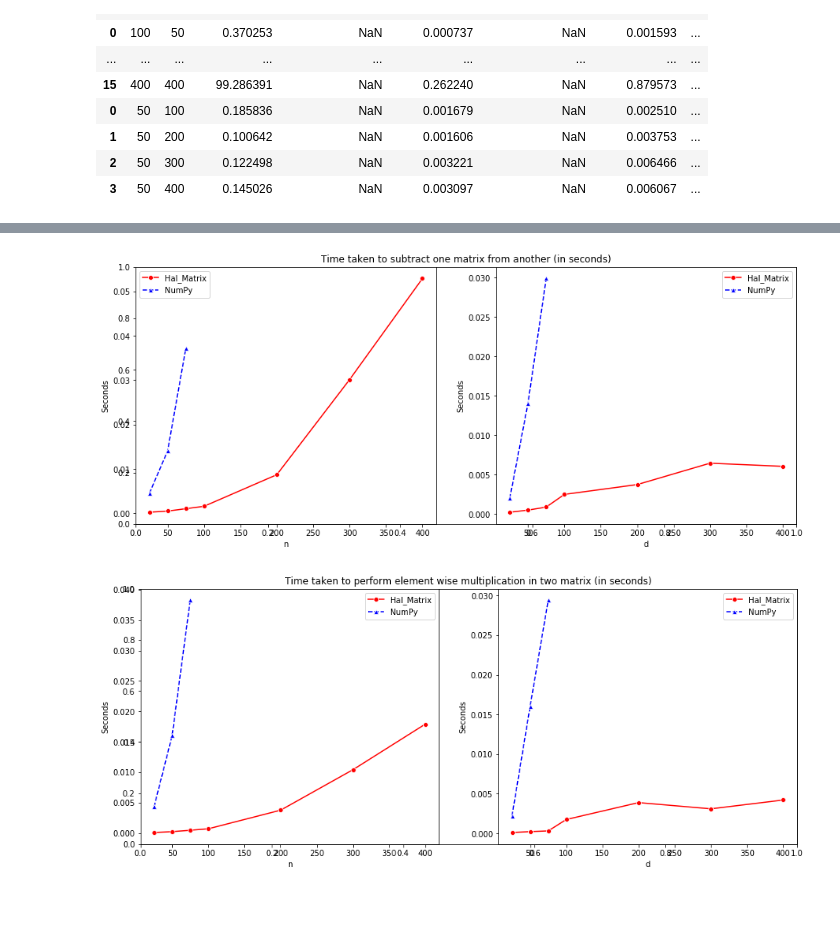
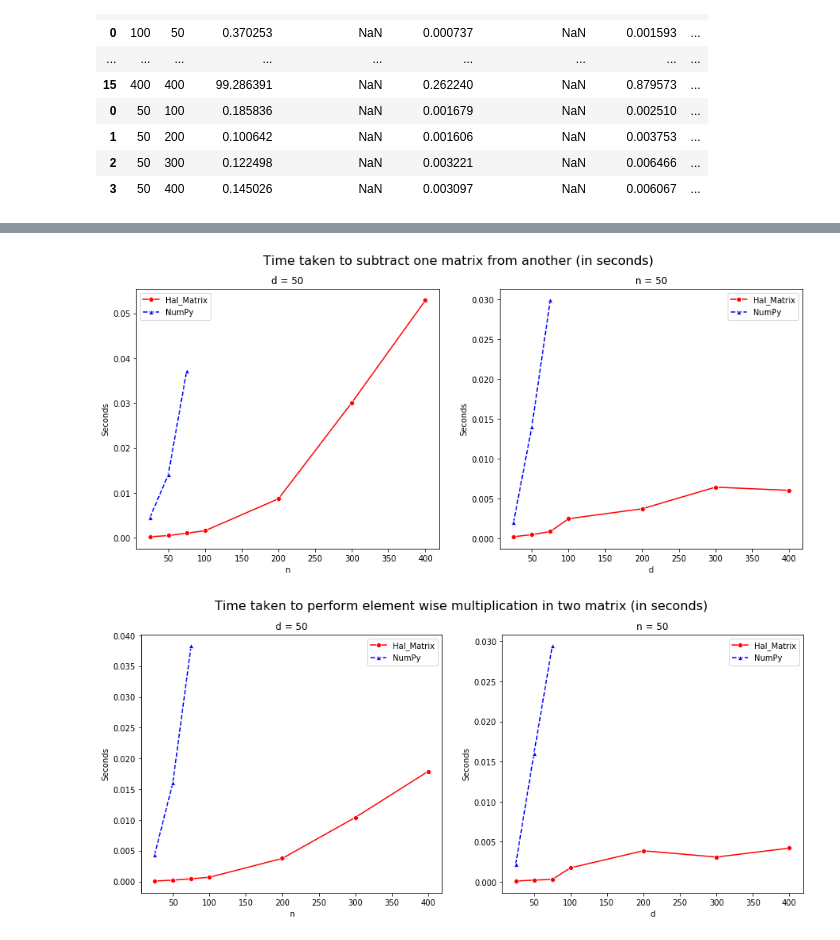
Before and after one commit to rishitoshsingh/hal-matrix, a Jupyter notebook: analysis.ipynb, the cells around one changed output, grey strips where cells are left out. Saved outputs shown, nothing was run; the diff lists cells and outputs as text; code cells hidden in the pictures; blank space fills up the shorter version.

```diff
--- a/analysis.ipynb
+++ b/analysis.ipynb
@@ -69,27 +73,30 @@ plt.savefig('graphs/add.png', bbox_inches='tight')
 # %%
 fig = plt.figure(figsize=(15,6))
-plt.title('Time taken to subtract one matrix from another (in seconds)')
+fig.suptitle('Time taken to subtract one matrix from another (in seconds)', fontsize=16)
 ax1=fig.add_subplot(121)
+ax1.set_title('d = 50')
 sns.lineplot(data=df.query("d == '50'"), x='n', y='sub_hal_time', color='red', marker='o')
 sns.lineplot(data=df.query("d == '50'"), x='n', y='sub_numpy_time', color='blue', marker='^')
 ax1.lines[1].set_linestyle("--")
 ax1.legend(['Hal_Matrix','NumPy'])
 ax1.set_ylabel('Seconds')
 ax1.set_xlabel('n')
 ax2=fig.add_subplot(122)
+ax2.set_title('n = 50')
 sns.lineplot(data=df.query("n == '50'"), x='d', y='sub_hal_time', color='red', marker='o')
 sns.lineplot(data=df.query("n == '50'"), x='d', y='sub_numpy_time', color='blue', marker='^')
 ax2.lines[1].set_linestyle("--")
 ax2.legend(['Hal_Matrix','NumPy'])
 ax2.set_ylabel('Seconds')
 ax2.set_xlabel('d')
 plt.savefig('graphs/sub.png', bbox_inches='tight')
 # %% [output]
-[figure, old version]
+[figure, new version]
 # %%
 fig = plt.figure(figsize=(15,6))
-plt.title('Time taken to perform element wise multiplication in two matrix (in seconds)')
+fig.suptitle('Time taken to perform element wise multiplication in two matrix (in seconds)', fontsize=16)
 ax1=fig.add_subplot(121)
+ax1.set_title('d = 50')
 sns.lineplot(data=df.query("d == '50'"), x='n', y='mul_hal_time', color='red', marker='o')
 sns.lineplot(data=df.query("d == '50'"), x='n', y='mul_numpy_time', color='blue', marker='^')
 ax1.lines[1].set_linestyle("--")
@@ -97,6 +104,7 @@ ax1.legend(['Hal_Matrix','NumPy'])
 ax1.set_ylabel('Seconds')
 ax1.set_xlabel('n')
 ax2=fig.add_subplot(122)
+ax2.set_title('n = 50')
 sns.lineplot(data=df.query("n == '50'"), x='d', y='mul_hal_time', color='red', marker='o')
 sns.lineplot(data=df.query("n == '50'"), x='d', y='mul_numpy_time', color='blue', marker='^')
 ax2.lines[1].set_linestyle("--")
@@ -105,4 +113,4 @@ ax2.set_ylabel('Seconds')
 ax2.set_xlabel('d')
 plt.savefig('graphs/mul.png', bbox_inches='tight')
 # %% [output]
-[figure, old version]
+[figure, new version]
```
Also changed, not shown: parts of 2 cells of this notebook, 5 other files.
